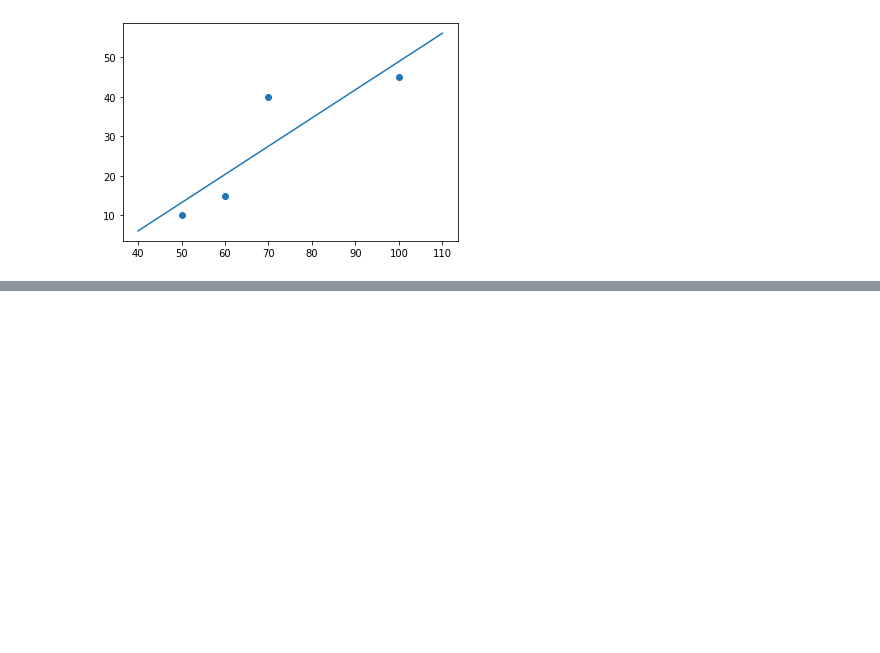
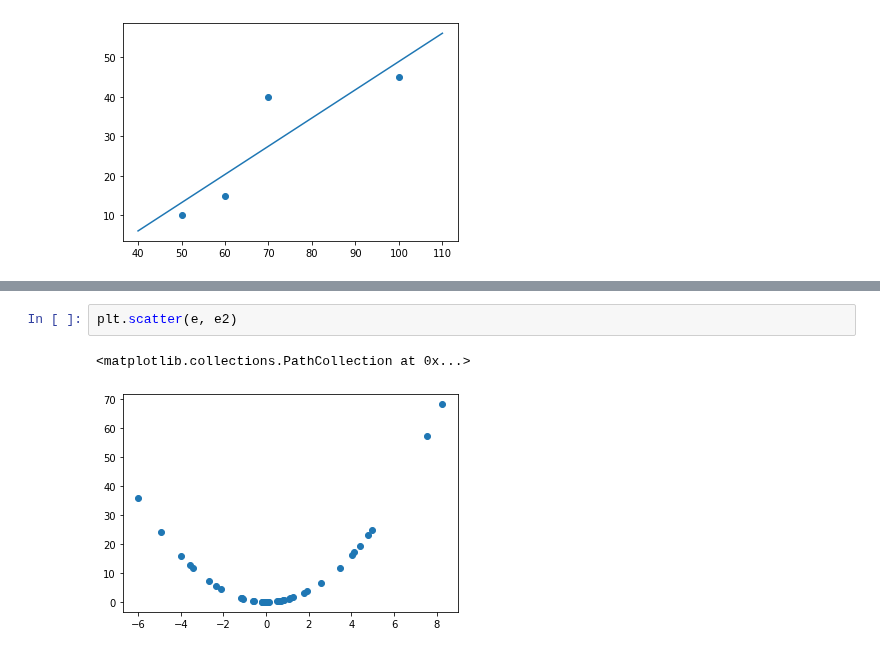
Before and after one commit to Stynic/train_ml_math, a Jupyter notebook: ml/low_level/module_3/notebook_3.ipynb, the cells around one changed output, grey strips where cells are left out. Drawn from its saved outputs; the diff is of its cells as text; blank space fills up the shorter version.

```diff
--- a/ml/low_level/module_3/notebook_3.ipynb
+++ b/ml/low_level/module_3/notebook_3.ipynb
@@ -178,0 +275,5 @@ plt.plot(X_support, Y_model)
+# %%
+plt.scatter(e, e2)
+# %% [output]
+<matplotlib.collections.PathCollection at 0x...>
+[figure, added]
```
Also changed, not shown: parts of 13 cells of this notebook.
